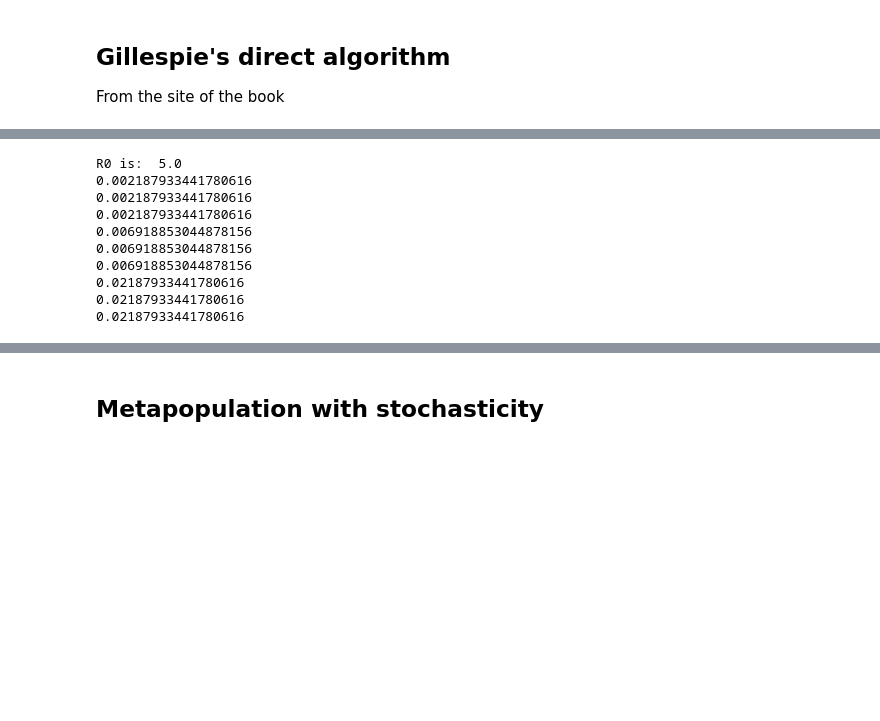
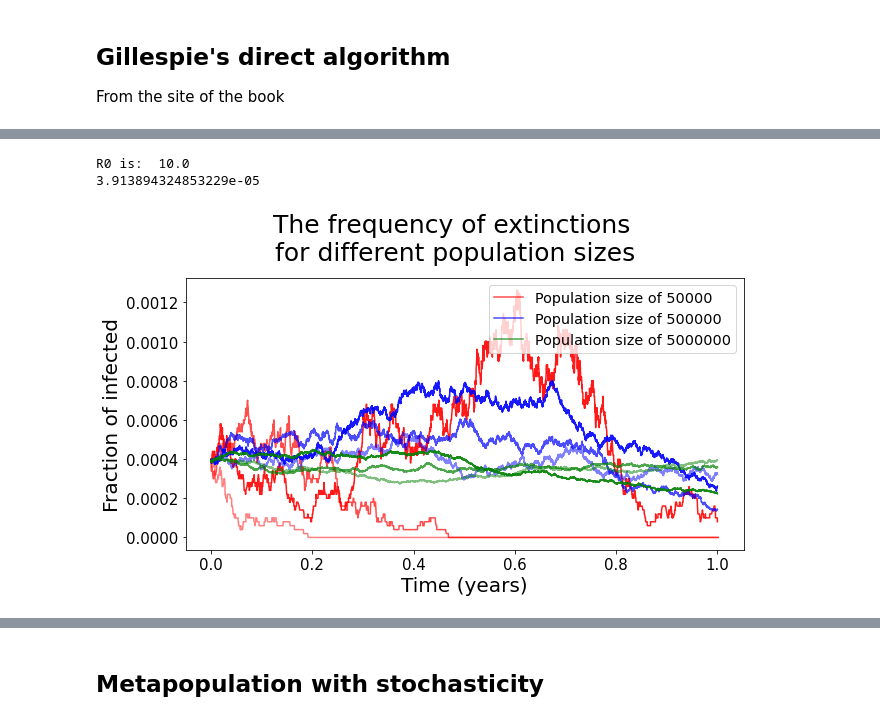
Before and after one commit to Florisdv5/Introcomp_assign2, a Jupyter notebook: Introcomp_assign2.ipynb, the cells around one changed output, grey strips where cells are left out. Saved outputs shown, nothing was run; the diff lists cells and outputs as text; code cells hidden in the pictures; blank space fills up the shorter version.

```diff
--- a/Introcomp_assign2.ipynb
+++ b/Introcomp_assign2.ipynb
@@ -152,65 +145,57 @@ plt.show()
 ## Extinctions for different population size ##
 
 beta=1
-gamma=1/5.0
+gamma=1/10.0
 R0 = beta/gamma
 print("R0 is: ", R0)
 mu=1/(70*365)
+print(mu)
 # delta = 0.0005
 Nlist = [50000, 500000, 5000000]
 
-fig, (ax2) = plt.subplots(1, sharex=True, figsize = (12, 6))
+fig, (ax2) = plt.subplots(1, sharex=True, figsize = (10, 5))
 color = ['red', 'blue', 'green']
 
 for Nvalue in range(3):
     N0 = Nlist[Nvalue]
     alfa = 0.9
+#     print(N0)
     for iteration in range(3):
+#         print(iteration)
         Y0=pl.ceil(mu*N0/gamma)
         X0=pl.floor(gamma*N0/beta)
         Z0=N0-X0-Y0
         ND=MaxTime=365.0
         INPUT = np.array((X0,Y0,Z0))
-        delta = 0.0625*mu*(beta/gamma -1)*math.sqrt(N0)
-
-#         delta = 0.02
-        print(delta)
+        delta = 0
 
         [T,S,I,R]=Stoch_Iteration(INPUT)
-
 
         tT=np.array(T)[1:,]/365.
         tS=np.array(S)[1:,]
         tI=np.array(I)[1:,]
         tR=np.array(R)[1:,]
         tN = tS + tI + tR
 
         if iteration == 1:
             ax2.plot(tT, tI/tN, alpha=alfa, color = color[Nvalue], label=('Population size of %s' %(N0)))
         else:
             ax2.plot(tT, tI/tN, alpha=alfa, color = color[Nvalue])
-        ax2.set_ylabel("Infected", size = 20)
+        ax2.set_ylabel("Fraction of infected", size = 20)
         alfa = alfa - 0.2
 
 plt.legend(loc = "upper right", fontsize = "x-large", bbox_to_anchor = (1,1))
 for tick in ax2.xaxis.get_major_ticks():
     tick.label.set_fontsize(15)
 for tick in ax2.yaxis.get_major_ticks():
     tick.label.set_fontsize(15)
 fig.suptitle('The frequency of extinctions \n for different population sizes ', size = 25, y = 1.06)
 plt.xlabel ('Time (years)', size = 20)
 plt.show()
 # %% [output]
-R0 is:  5.0
-0.002187933441780616
-0.002187933441780616
-0.002187933441780616
-0.006918853044878156
-0.006918853044878156
-0.006918853044878156
-0.02187933441780616
-0.02187933441780616
-0.02187933441780616
+R0 is:  10.0
+3.913894324853229e-05
+[figure, added]
 # %%
 ## Extinctions for different R0 ##
 
```
Also changed, not shown: parts of 11 cells of this notebook.
